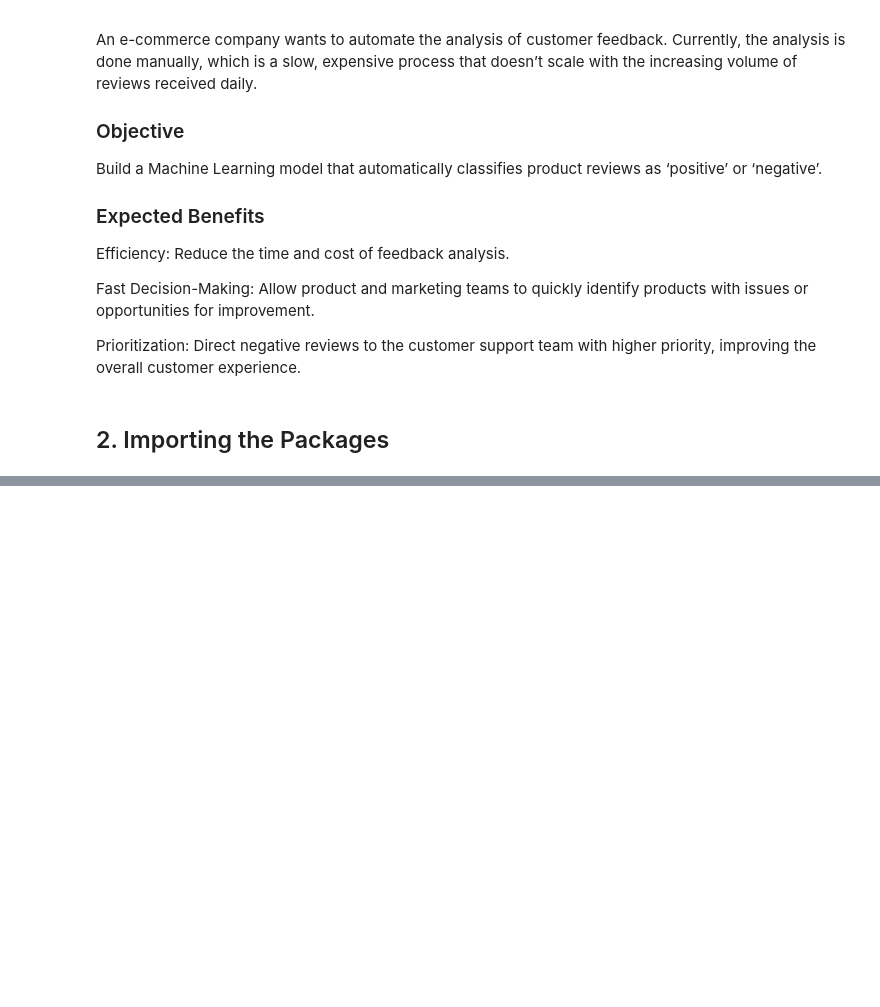
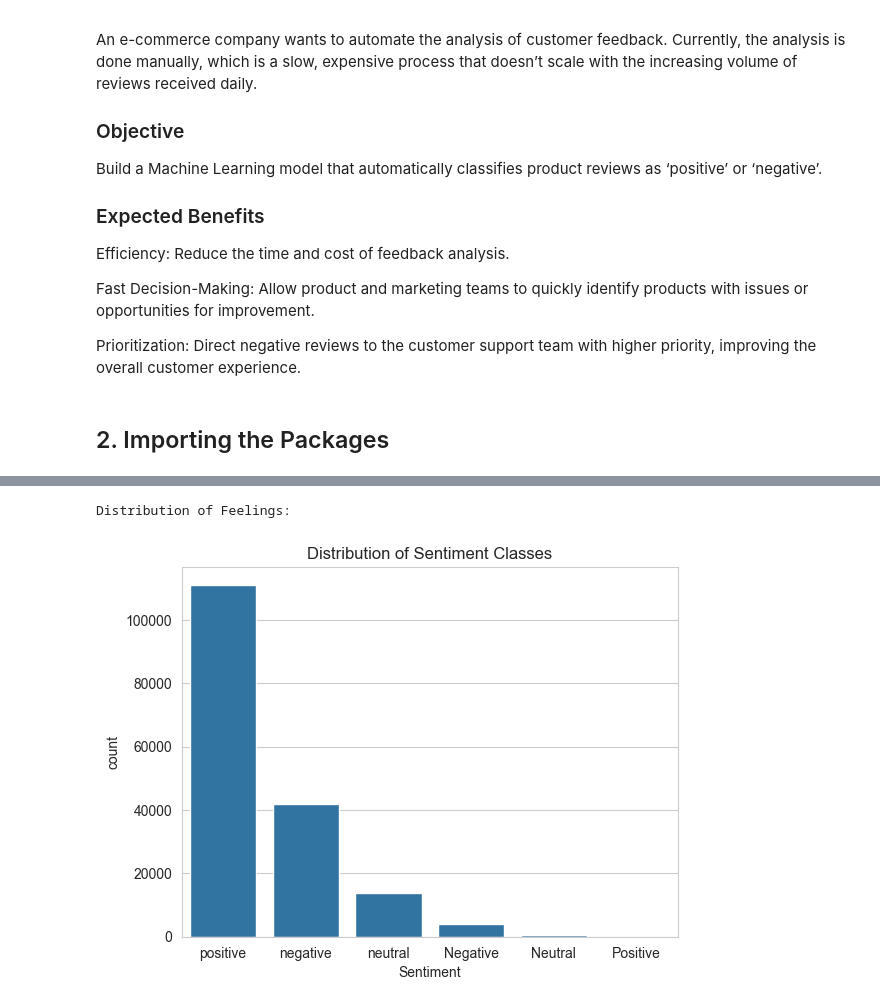
Before and after one commit to eduardowanderleyde/e-commerce-spark, a Jupyter notebook: e-commerce.ipynb, the cells around one changed output, grey strips where cells are left out. Cells and saved outputs as stored; diff of their text form; code cells hidden in the pictures; blank space fills up the shorter version.

Commit message:
Exploratory data analysis

```diff
--- a/e-commerce.ipynb
+++ b/e-commerce.ipynb
@@ -64,0 +51,4 @@ ModuleNotFoundError: No module named 'sklearn'
+# %%
+# View Configuration
+sns.set_style('whitegrid')
+%matplotlib inline
@@ -64,0 +72,5 @@ ModuleNotFoundError: No module named 'sklearn'
+# %%
+dataset = 'sentiment.csv'
+# %%
+# Loading and understanding data
+df_dse = pd.read_csv(dataset, encoding="latin-1")
@@ -64,0 +151,8 @@ ModuleNotFoundError: No module named 'sklearn'
+# %%
+print("\nDistribution of Feelings:\n")
+sns.countplot(x='Sentiment', data=df_dse)
+plt.title('Distribution of Sentiment Classes')
+plt.show()
+# %% [output]
+Distribution of Feelings:
+[figure, added]
```
Also changed, not shown: parts of 15 cells of this notebook, 1 other file.
